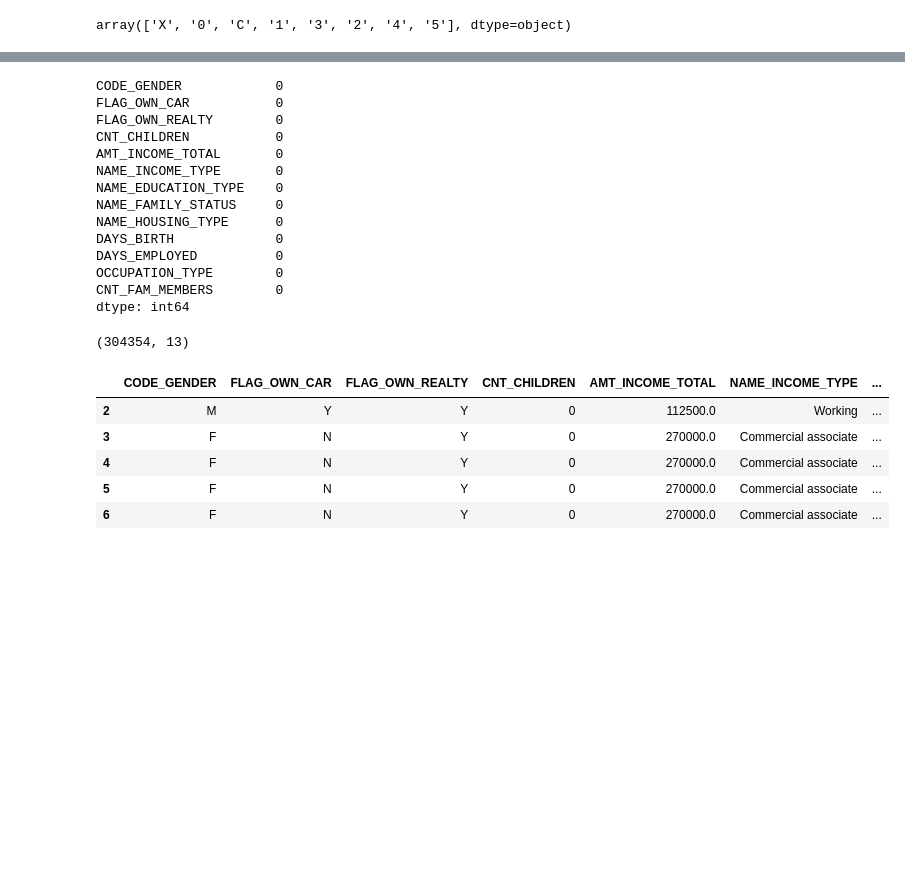
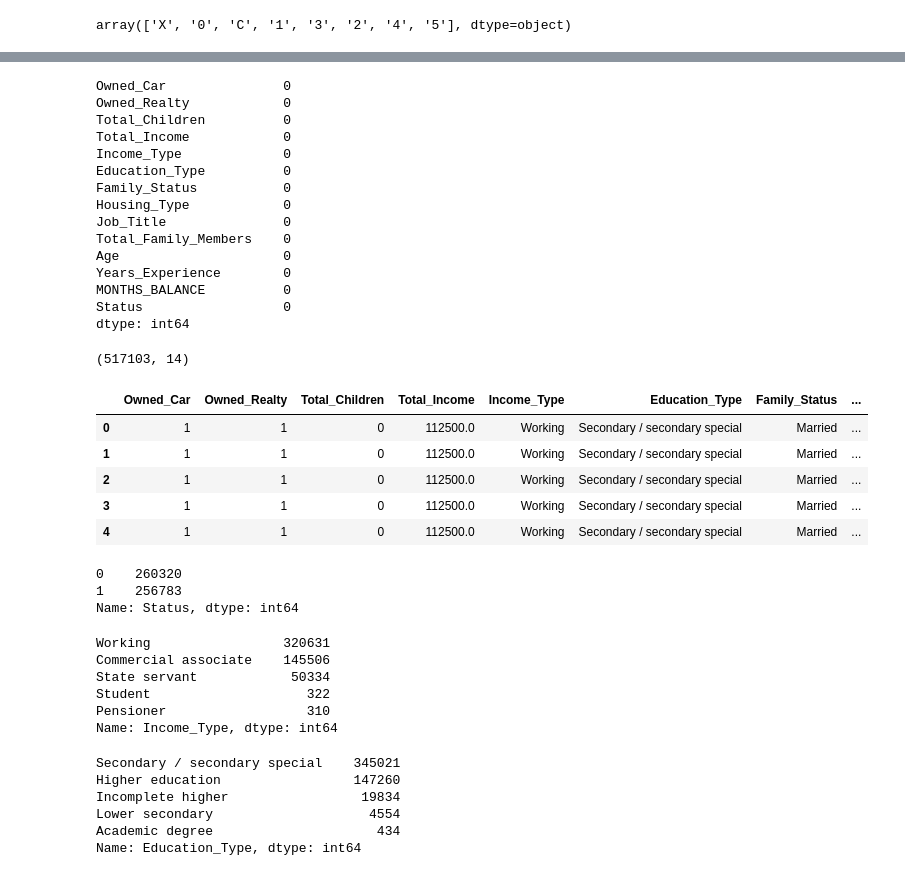
Before and after one commit to SenanayakeX/Data_Mining_Project, a Jupyter notebook: model/Model Building.ipynb, the cells around one changed output, grey strips where cells are left out. Saved outputs shown, nothing was run; the diff lists cells and outputs as text; code cells hidden in the pictures; blank space fills up the shorter version.

```diff
--- a/model/Model Building.ipynb
+++ b/model/Model Building.ipynb
@@ -414,0 +405,2 @@ result_df
+# %%
+credit_new = credit_df.drop(columns=['STATUS', 'STATUS2'])
@@ -415,2 +425,2 @@ result_df
 # %%
-df = app_clean_df.merge(result_df, how='inner', on=['ID'])
+test = credit_new.merge(result_new, how='inner', on=['ID'])
@@ -417,3 +436,5 @@ df = app_clean_df.merge(result_df, how='inner', on=['ID'])
+# %%
+df = app_clean_df.merge(test, how='inner', on=['ID'])
 # %%
 df.head()
 # %% [output]
@@ -487 +554,3 @@ data = data.drop(columns=['ID', 'FLAG_MOBIL', 'FLAG_WORK_PHONE', 'FLAG_PHONE', '
+# %%
+df = df.drop(columns=['ID', 'Gender', 'Owned_Mobile_Phone', 'Owned_Work_Phone', 'Owned_Phone', 'Owned_Email'])
 # %%
@@ -527,30 +594,55 @@ data = data[bool_series]
 # %%
-data.isnull().sum()
+df.isnull().sum()
 # %% [output]
-CODE_GENDER            0
-FLAG_OWN_CAR           0
-FLAG_OWN_REALTY        0
-CNT_CHILDREN           0
-AMT_INCOME_TOTAL       0
-NAME_INCOME_TYPE       0
-NAME_EDUCATION_TYPE    0
-NAME_FAMILY_STATUS     0
-NAME_HOUSING_TYPE      0
-DAYS_BIRTH             0
-DAYS_EMPLOYED          0
-OCCUPATION_TYPE        0
-CNT_FAM_MEMBERS        0
+Owned_Car               0
+Owned_Realty            0
+Total_Children          0
+Total_Income            0
+Income_Type             0
+Education_Type          0
+Family_Status           0
+Housing_Type            0
+Job_Title               0
+Total_Family_Members    0
+Age                     0
+Years_Experience        0
+MONTHS_BALANCE          0
+Status                  0
 dtype: int64
 # %%
-data.shape
+df.shape
 # %% [output]
-(304354, 13)
+(517103, 14)
 # %%
-data.head()
+df.head()
 # %% [output]
-|  | CODE_GENDER | FLAG_OWN_CAR | FLAG_OWN_REALTY | CNT_CHILDREN | AMT_INCOME_TOTAL | NAME_INCOME_TYPE | ... |
-| 2 | M | Y | Y | 0 | 112500.0 | Working | ... |
-| 3 | F | N | Y | 0 | 270000.0 | Commercial associate | ... |
-| 4 | F | N | Y | 0 | 270000.0 | Commercial associate | ... |
-| 5 | F | N | Y | 0 | 270000.0 | Commercial associate | ... |
-| 6 | F | N | Y | 0 | 270000.0 | Commercial associate | ... |
+|  | Owned_Car | Owned_Realty | Total_Children | Total_Income | Income_Type | Education_Type | Family_Status | ... |
+| 0 | 1 | 1 | 0 | 112500.0 | Working | Secondary / secondary special | Married | ... |
+| 1 | 1 | 1 | 0 | 112500.0 | Working | Secondary / secondary special | Married | ... |
+| 2 | 1 | 1 | 0 | 112500.0 | Working | Secondary / secondary special | Married | ... |
+| 3 | 1 | 1 | 0 | 112500.0 | Working | Secondary / secondary special | Married | ... |
+| 4 | 1 | 1 | 0 | 112500.0 | Working | Secondary / secondary special | Married | ... |
+# %%
+df['Status'].value_counts()
+# %% [output]
+0    260320
+1    256783
+Name: Status, dtype: int64
+# %%
+df['Income_Type'].value_counts()
+# %% [output]
+Working                 320631
+Commercial associate    145506
+State servant            50334
+Student                    322
+Pensioner                  310
+Name: Income_Type, dtype: int64
+# %%
+df['Education_Type'].value_counts()
+# %% [output]
+Secondary / secondary special    345021
+Higher education                 147260
+Incomplete higher                 19834
+Lower secondary                    4554
+Academic degree                     434
+Name: Education_Type, dtype: int64
```
Also changed, not shown: parts of 50 cells of this notebook.
